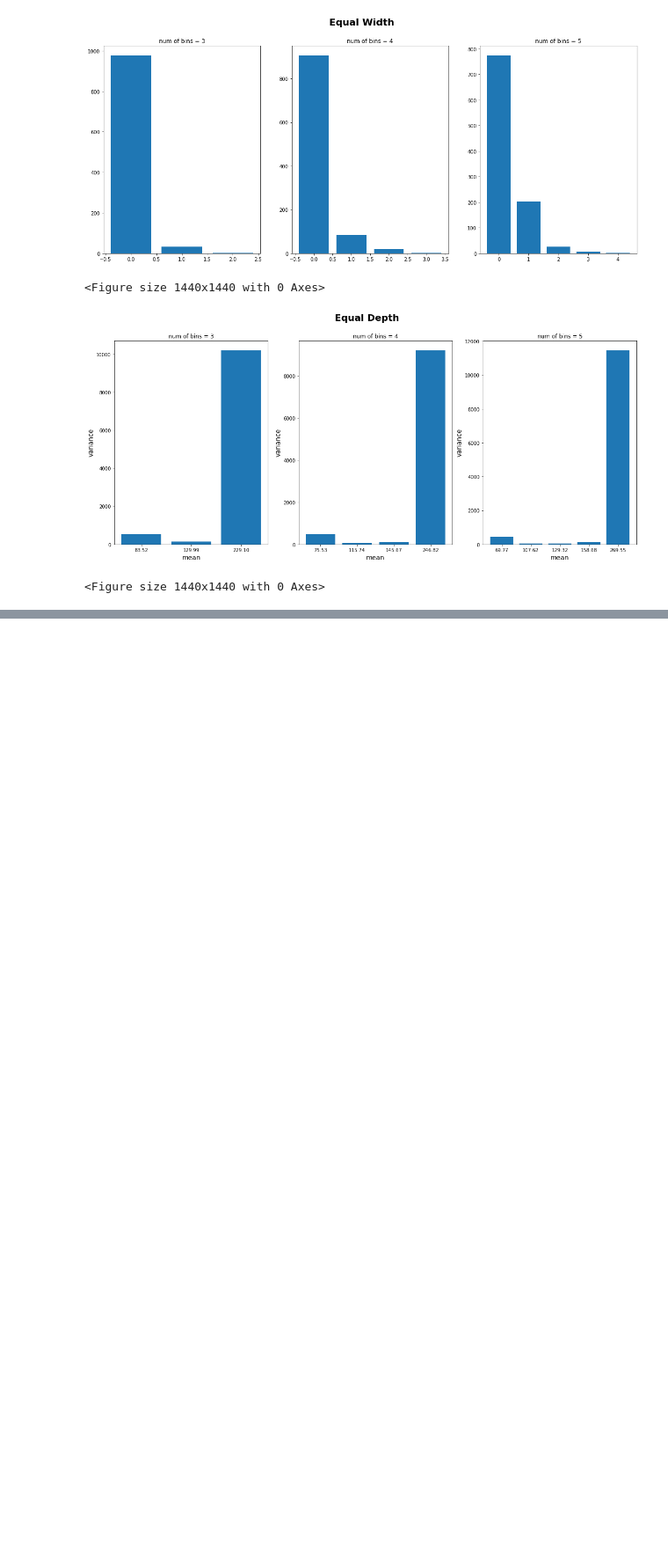
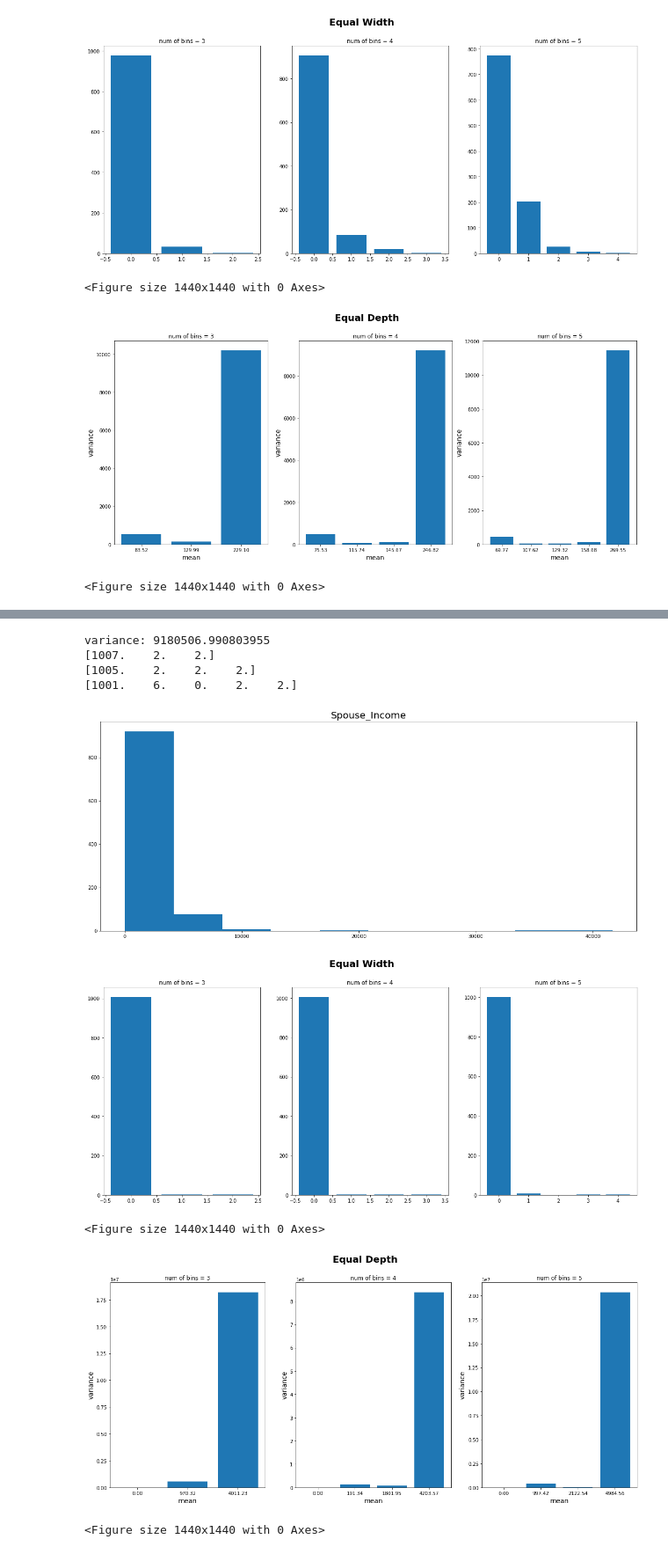
Before and after one commit to talkad/business_intelligence, a Jupyter notebook: R/Data Analysis.ipynb, the cells around one changed output, grey strips where cells are left out. Shown: that part at 88% size. Cells and saved outputs as stored; diff of their text form; code cells hidden in the pictures; blank space fills up the shorter version.

```diff
--- a/R/Data Analysis.ipynb
+++ b/R/Data Analysis.ipynb
@@ -161 +159,13 @@ variance: 9180506.990803955
 ... (4 outputs left out)
+# %%
+Discretization('Spouse_Income')
+# %% [output]
+variance: 9180506.990803955
+[1007.    2.    2.]
+[1005.    2.    2.    2.]
+[1001.    6.    0.    2.    2.]
+[figure, added]
+[figure, added]
+<Figure size 1440x1440 with 0 Axes>
+[figure, added]
+<Figure size 1440x1440 with 0 Axes>
```
Also changed, not shown: parts of 4 cells of this notebook, 2 other files.
